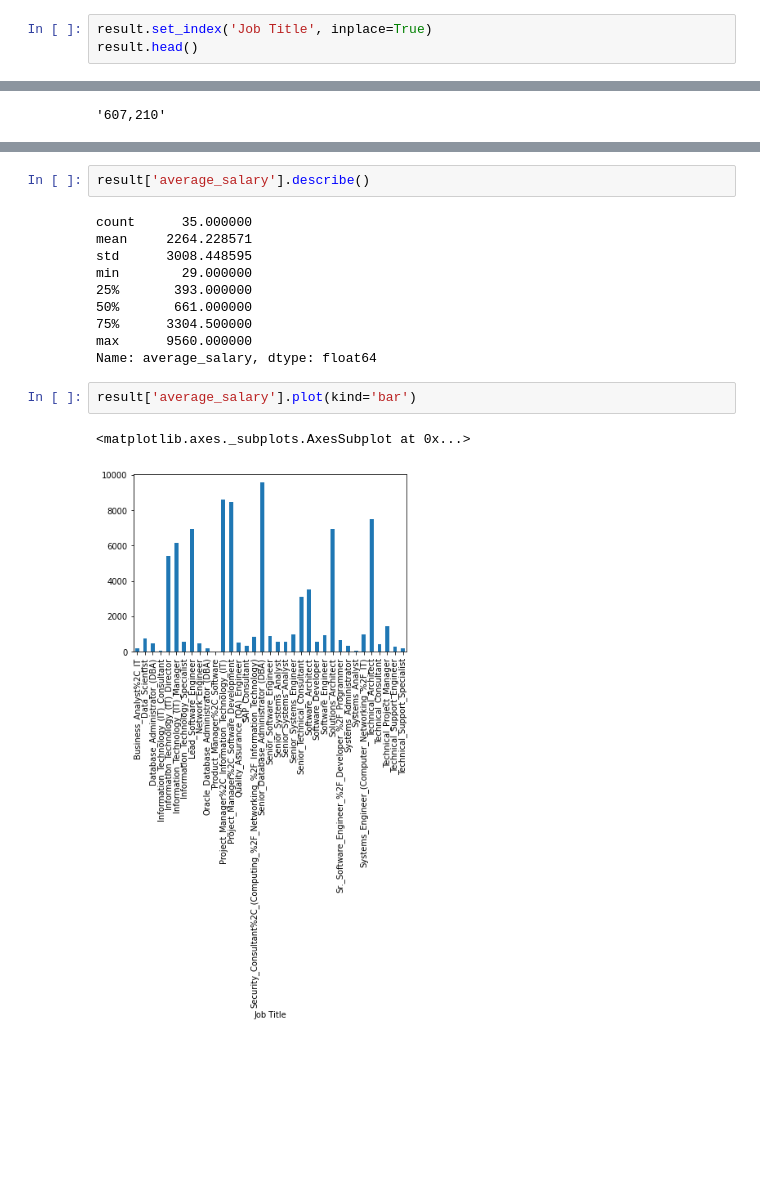
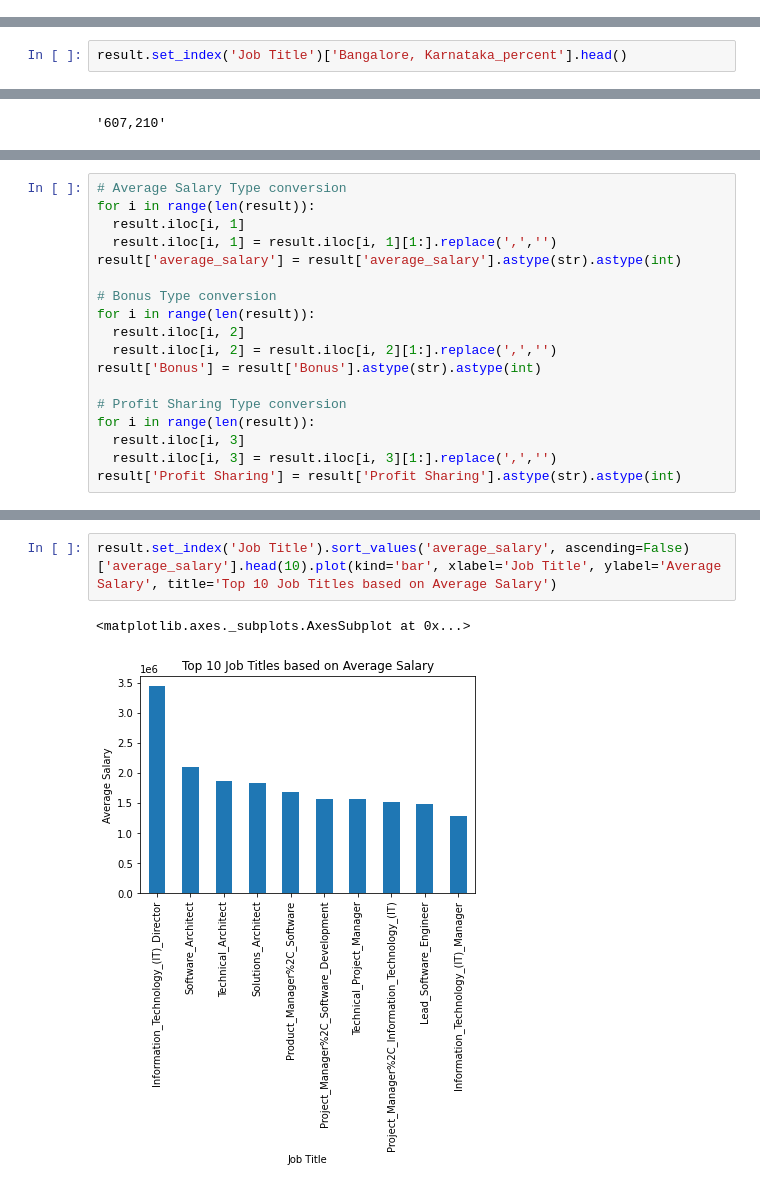
Before and after one commit to saigirishgilly98/Major_Project, a Jupyter notebook: WebScraping.ipynb, the cells around one changed output, grey strips where cells are left out. Drawn from its saved outputs; the diff is of its cells as text; blank space fills up the shorter version.

```diff
--- a/WebScraping.ipynb
+++ b/WebScraping.ipynb
@@ -417,6 +417,3 @@ result.head()
 | 9 | 0 | ₹900,034 | ₹92,157 | ₹50,956 | ₹390k | ₹900k | ₹2m | ₹300k | ... |
 | 12 | 0 | ₹3,445,390 | ₹500,494 | ₹395,680 | ₹2m | ₹3m | ₹5m | ₹300k | ... |
 5 rows × 558 columns
-# %%
-result.set_index('Job Title', inplace=True)
-result.head()
@@ -455,0 +444,2 @@ column_list
+# %%
+result.set_index('Job Title')['Bangalore, Karnataka_percent'].head()
@@ -528,0 +470,18 @@ Name: average_salary, dtype: int64
+# %%
+# Average Salary Type conversion
+for i in range(len(result)):
+  result.iloc[i, 1]
+  result.iloc[i, 1] = result.iloc[i, 1][1:].replace(',','')
+result['average_salary'] = result['average_salary'].astype(str).astype(int)
+
+# Bonus Type conversion
+for i in range(len(result)):
+  result.iloc[i, 2]
+  result.iloc[i, 2] = result.iloc[i, 2][1:].replace(',','')
+result['Bonus'] = result['Bonus'].astype(str).astype(int)
+
+# Profit Sharing Type conversion
+for i in range(len(result)):
+  result.iloc[i, 3]
+  result.iloc[i, 3] = result.iloc[i, 3][1:].replace(',','')
+result['Profit Sharing'] = result['Profit Sharing'].astype(str).astype(int)
@@ -544,17 +523,5 @@ Length: 557, dtype: object
-# %%
-result['average_salary'].describe()
-# %% [output]
-count      35.000000
-mean     2264.228571
-std      3008.448595
-min        29.000000
-25%       393.000000
-50%       661.000000
-75%      3304.500000
-max      9560.000000
-Name: average_salary, dtype: float64
-# %%
-result['average_salary'].plot(kind='bar')
-# %% [output]
-<matplotlib.axes._subplots.AxesSubplot at 0x...>
-[figure, removed]
+# %%
+result.set_index('Job Title').sort_values('average_salary', ascending=False)['average_salary'].head(10).plot(kind='bar', xlabel='Job Title', ylabel='Average Salary', title='Top 10 Job Titles based on Average Salary')
+# %% [output]
+<matplotlib.axes._subplots.AxesSubplot at 0x...>
+[figure, added]
```
Also changed, not shown: parts of 11 cells of this notebook.
